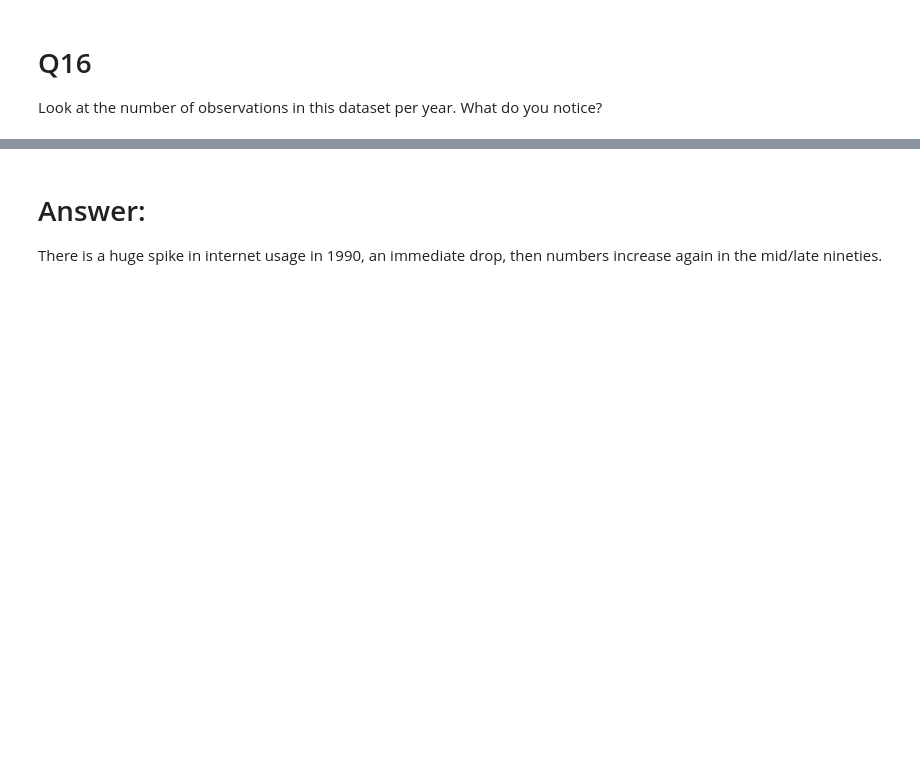
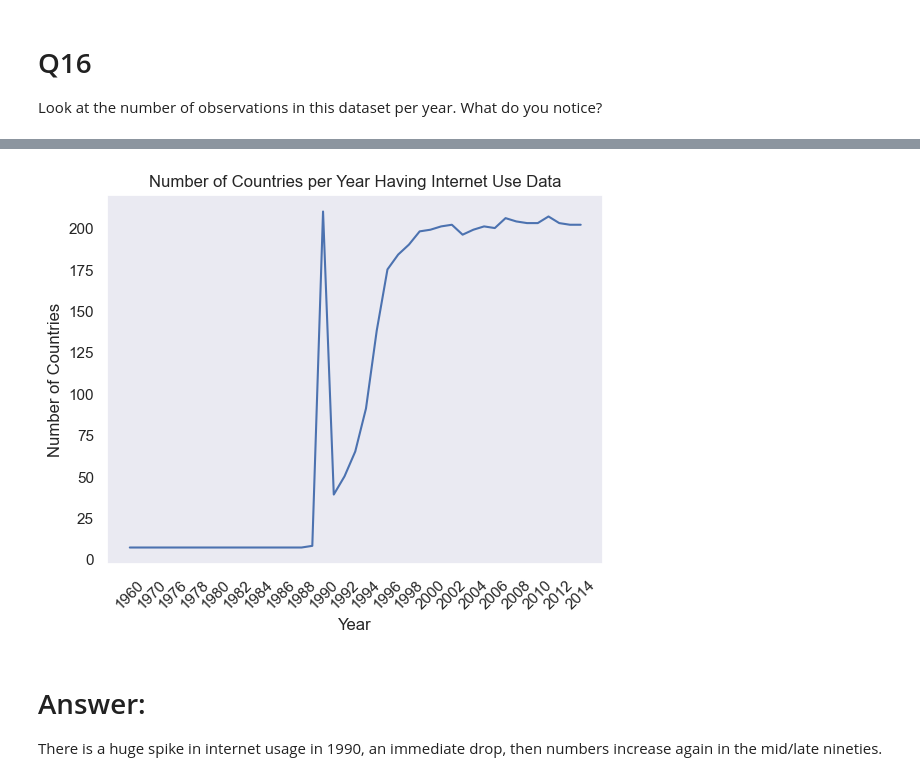
Before and after one commit to NSS-Data-Analytics-Cohort-11/undata-jessicabohannon, a Jupyter notebook: notebook/UN_Data.ipynb, the cells around one changed output, grey strips where cells are left out. Drawn from its saved outputs; the diff is of its cells as text; code cells hidden in the pictures; blank space fills up the shorter version.

```diff
--- a/notebook/UN_Data.ipynb
+++ b/notebook/UN_Data.ipynb
@@ -466,3 +464,14 @@ internet_countries_per_year
+# %%
+#Plotting
+
+plt.plot(internet_countries_per_year.Year, internet_countries_per_year.Num_Countries)
+plt.title('Number of Countries per Year Having Internet Use Data')
+plt.ylabel('Number of Countries')
+plt.xlabel('Year')
+plt.xticks(internet_countries_per_year.index[::2], rotation=45)
+plt.show()
+# %% [output]
+[figure, added]
 # %% [markdown]
 # Answer:
 There is a huge spike in internet usage in 1990, an immediate drop, then numbers increase again in the mid/late nineties.
```
Also changed, not shown: parts of 4 cells of this notebook.
